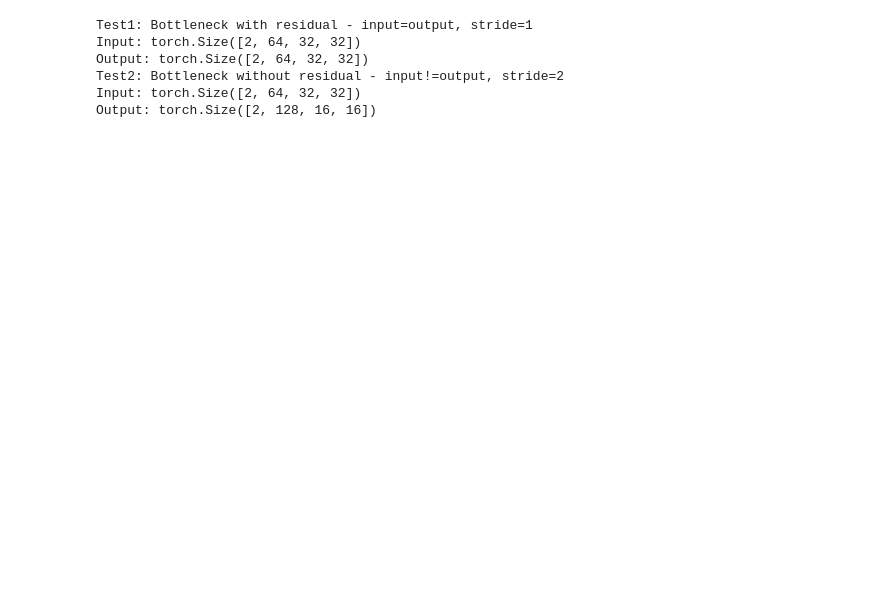
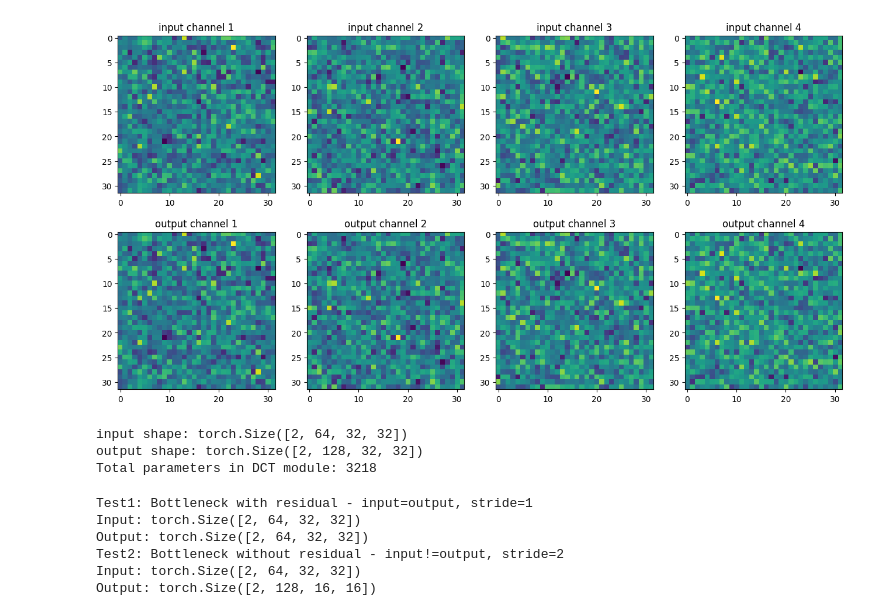
Before and after one commit to nicholasmanha/DCT, a Jupyter notebook: DCT.ipynb, the cells around one changed output. Saved outputs shown, nothing was run; the diff lists cells and outputs as text; code cells hidden in the pictures; blank space fills up the shorter version.

```diff
--- a/DCT.ipynb
+++ b/DCT.ipynb
@@ -72,6 +72,81 @@ if __name__ == "__main__":
 input shape: torch.Size([2, 64, 32, 32])
 output shape: torch.Size([2, 128, 32, 32])
 Total parameters in DCT module: 3216
+# %%
+#######
+# unique transform DCT, applies unique learned transformations to each replicated channel for better diversity
+
+# repl == expansion_ratio and reduc == reduction_ratio
+class UT_DCT(nn.Module):
+    def __init__(self, input_channels, reduc=4, repl=2):
+        super(UT_DCT, self).__init__()
+        self.reduc = reduc
+        self.repl = repl
+        self.output_channels = input_channels * repl
+
+        self.GAP = torch.nn.AdaptiveAvgPool2d(1) # global average pooling
+        hidden_channels = input_channels // reduc # get number of hidden channels, which is determined by reduction ratio hyperparam
+        self.fc1 = torch.nn.Conv2d(input_channels, hidden_channels, 1) # fully connected layer to compress
+        # generate unique transformers for each channel
+        self.path_transformers = nn.ModuleList([
+            nn.Conv2d(hidden_channels, input_channels, 1)
+            for i in range(repl)
+        ])
+        self.path_weights = nn.Parameter(torch.ones(repl) / repl)
+
+    def forward(self, x):
+        b, c, h, w = x.size() # get batch size, channels, height and width of input tensor
+
+        pool = self.GAP(x) # do the global average pooling
+
+        first_FC = self.fc1(pool)
+
+        # perform the generation of unique transformations
+        transformed_paths = []
+        for i in range(self.repl):
+            path_recalib = torch.sigmoid(self.path_transformers[i](first_FC))
+            # apply transformation to each replica
+            transformed = x * path_recalib * self.path_weights[i]
+            transformed_paths.append(transformed)
+
+        output = torch.cat(transformed_paths, dim=1)
+
+        return output
+
+if __name__ == "__main__":
+    # visualization plot
+    fig, axarr = plt.subplots(2, 4, figsize=(16, 8))
+
+    # test input
+    test_input = torch.randn(2, 64, 32, 32)
+
+    # plot input
+    for i in range(4):
+        axarr[0, i].imshow(test_input[0, i].numpy(), cmap='viridis')
+        axarr[0, i].set_title(f'input channel {i+1}')
+
+    dct = UT_DCT(input_channels=64, repl=2, reduc=4)
+    output = dct(test_input)
+
+    # plot output
+    for i in range(4):
+        axarr[1, i].imshow(output[0, i].detach().numpy(), cmap='viridis')
+        axarr[1, i].set_title(f'output channel {i+1}')
+
+    plt.show()
+    print(f"input shape: {test_input.shape}")
+    print(f"output shape: {output.shape}")
+
+    # count parameters
+    total = 0
+    for parameter in dct.parameters():
+        total = total + parameter.numel()
+    print(f"Total parameters in DCT module: {total}")
+# %% [output]
+[figure, added]
+input shape: torch.Size([2, 64, 32, 32])
+output shape: torch.Size([2, 128, 32, 32])
+Total parameters in DCT module: 3218
 # %%
 ####
 # DCT bottleneck parameters: input_channels, output_channels, stride, expansion ratio, reduction ratio
```
Also changed, not shown: parts of 1 cell of this notebook.
